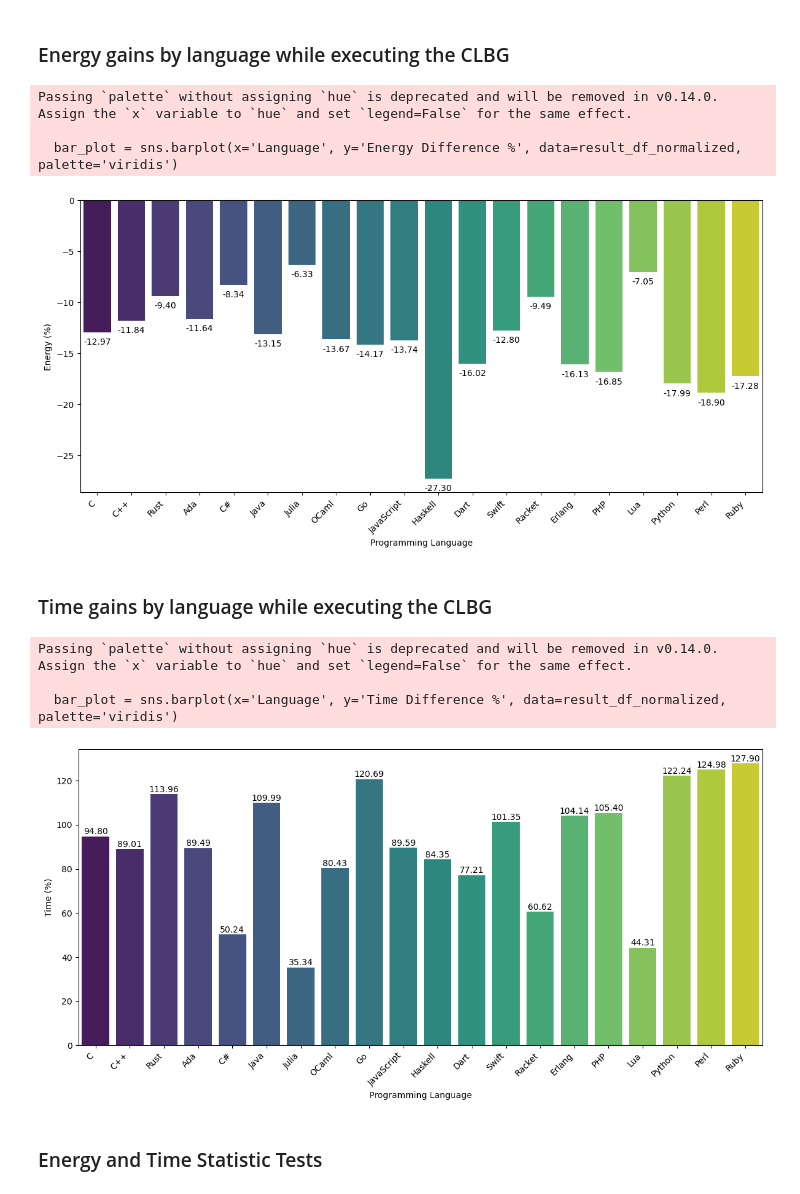
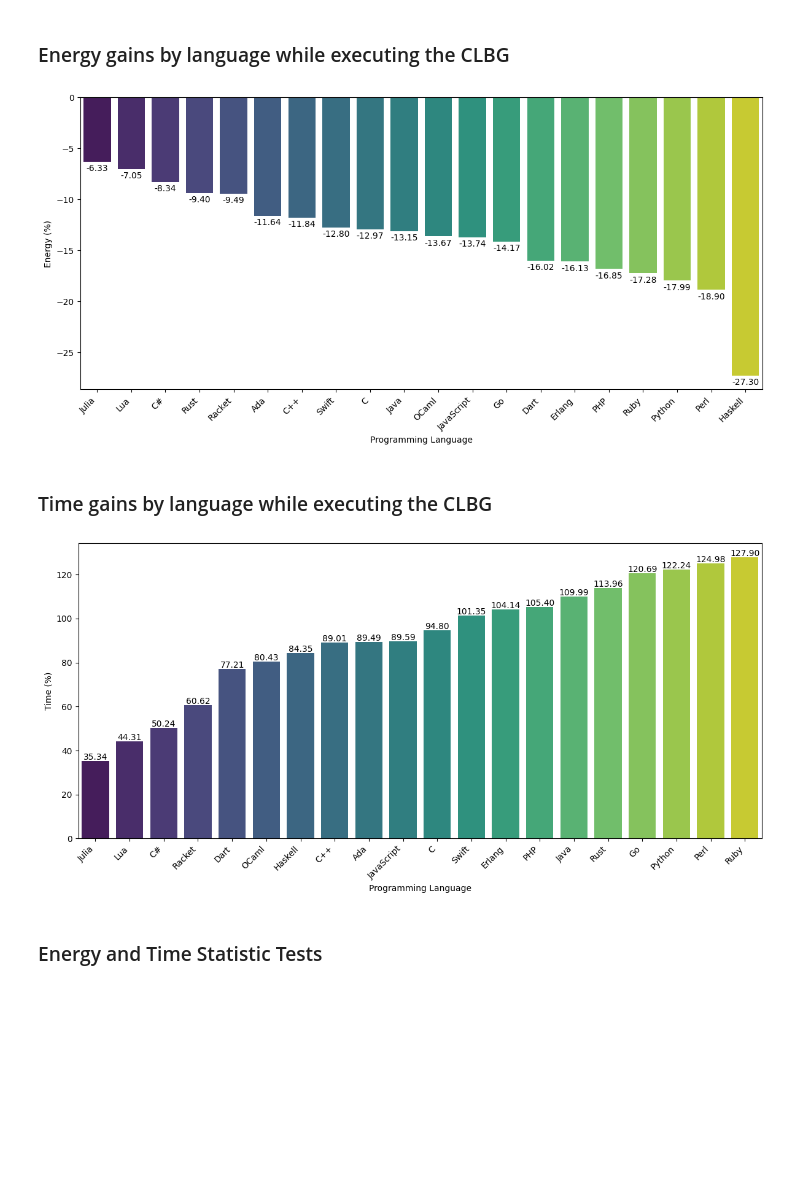
Before and after one commit to LuisMPSilva01/Energy-Languages-PowerCap, a Jupyter notebook: NoteBooks/statistics.ipynb, the cells around one changed output. Saved outputs shown, nothing was run; the diff lists cells and outputs as text; code cells hidden in the pictures; blank space fills up the shorter version.

```diff
--- a/NoteBooks/statistics.ipynb
+++ b/NoteBooks/statistics.ipynb
@@ -703,8 +697,8 @@ dataset_power_limit_15['Type'] = "undefined"
 
 # Categorize languages by type
 compiled_languages = ['Ada', 'C', 'C++', 'Go', 'Haskell', 'OCaml', 'Rust', 'Swift']
-interpreted_languages = ['Dart', 'JavaScript', 'Lua', 'Perl', 'PHP', 'Python', 'Ruby', 'Julia']
-vm_languages = ['C#', 'Erlang', 'Java', 'Racket']
+interpreted_languages = ['Dart', 'Lua', 'Perl', 'PHP', 'Python', 'Ruby', 'Julia']
+vm_languages = ['C#', 'Erlang', 'Java', 'JavaScript', 'Racket']
 
 dataset_power_no_limit.loc[dataset_power_no_limit['Language'].isin(compiled_languages), 'Type'] = "Compiled"
 dataset_power_no_limit.loc[dataset_power_no_limit['Language'].isin(interpreted_languages), 'Type'] = "Interpreted"
@@ -903,58 +897,63 @@ result_df.head(20)
 ### Energy gains by language while executing the CLBG
 # %%
 import seaborn as sns
+import matplotlib.pyplot as plt
 
-# Criar o barplot
+# Sort the DataFrame by the 'Energy Difference %' column in descending order
+result_df_sorted = result_df_normalized.sort_values(by='Energy Difference %', ascending=False)
+
+# Create the barplot with the specified order
 plt.figure(figsize=(12, 6))
-bar_plot = sns.barplot(x='Language', y='Energy Difference %', data=result_df_normalized, palette='viridis')
+bar_plot = sns.barplot(x='Language', y='Energy Difference %', data=result_df_sorted, palette='viridis')
 
-# Adicionar rótulos e título
+# Add labels and title
 plt.xlabel('Programming Language')
 plt.ylabel('Energy (%)')
-#plt.title('Percentual energy difference by programming language')
+# plt.title('Percentual energy difference by programming language')
 
-# Rotacionar os rótulos do eixo x para melhor visualização
+# Rotate x-axis labels for better visibility
 plt.xticks(rotation=45, ha='right')
 
-# Adicionar os valores das barras com arredondamento abaixo das barras
-for index, value in enumerate(result_df_normalized['Energy Difference %']):
-    bar_plot.text(index, value - 0.5, f"{value:.2f}", ha='center', va='top', fontsize=10)
+# Add the values of the bars with rounding below the bars
+for index, value in enumerate(result_df_sorted['Energy Difference %']):
+    bar_plot.text(index, value - 0.2, f"{value:.2f}", ha='center', va='top', fontsize=10)
 
-# Mostrar o gráfico
+# Show the plot
 plt.tight_layout()
 plt.show()
 # %% [output]
-Passing `palette` without assigning `hue` is deprecated and will be removed in v0.14.0. Assign the `x` variable to `hue` and set `legend=False` for the same effect.
-
-  bar_plot = sns.barplot(x='Language', y='Energy Difference %', data=result_df_normalized, palette='viridis')
-[figure, old version]
+[figure, new version]
 # %% [markdown]
 ### Time gains by language while executing the CLBG
 # %%
-# Criar o barplot
+import seaborn as sns
+import matplotlib.pyplot as plt
+
+# Sort the DataFrame by the 'Time Difference %' column in descending order
+result_df_sorted = result_df_normalized.sort_values(by='Time Difference %')
+
+# Create the barplot with the specified order
 plt.figure(figsize=(12, 6))
-bar_plot = sns.barplot(x='Language', y='Time Difference %', data=result_df_normalized, palette='viridis')
+bar_plot = sns.barplot(x='Language', y='Time Difference %', data=result_df_sorted, palette='viridis')
 
-# Adicionar rótulos e título
+# Add labels and title
 plt.xlabel('Programming Language')
 plt.ylabel('Time (%)')
-#plt.title('Percentual time difference by programming language')
+# plt.title('Percentual energy difference by programming language')
 
-# Rotacionar os rótulos do eixo x para melhor visualização
+# Rotate x-axis labels for better visibility
 plt.xticks(rotation=45, ha='right')
 
-# Adicionar os valores das barras com arredondamento acima das barras
-for index, value in enumerate(result_df_normalized['Time Difference %']):
-    bar_plot.text(index, value + 0.1, f"{value:.2f}", ha='center', va='bottom', fontsize=10)
+# Add the values of the bars with rounding below the bars
+for index, value in enumerate(result_df_sorted['Time Difference %']):
+    bar_plot.text(index, value + 3.6, f"{value:.2f}", ha='center', va='top', fontsize=10)
 
-# Mostrar o gráfico
+# Show the plot
+# Save the plot as an image file
 plt.tight_layout()
-plt.show()
+plt.savefig('time_difference_by_language.png')  # You can change the filename and format as needed
 # %% [output]
-Passing `palette` without assigning `hue` is deprecated and will be removed in v0.14.0. Assign the `x` variable to `hue` and set `legend=False` for the same effect.
-
-  bar_plot = sns.barplot(x='Language', y='Time Difference %', data=result_df_normalized, palette='viridis')
-[figure, old version]
+[figure, new version]
 # %% [markdown]
 ### Energy and Time Statistic Tests
 # %%
```
Also changed, not shown: parts of 17 cells of this notebook, 8 other files.
